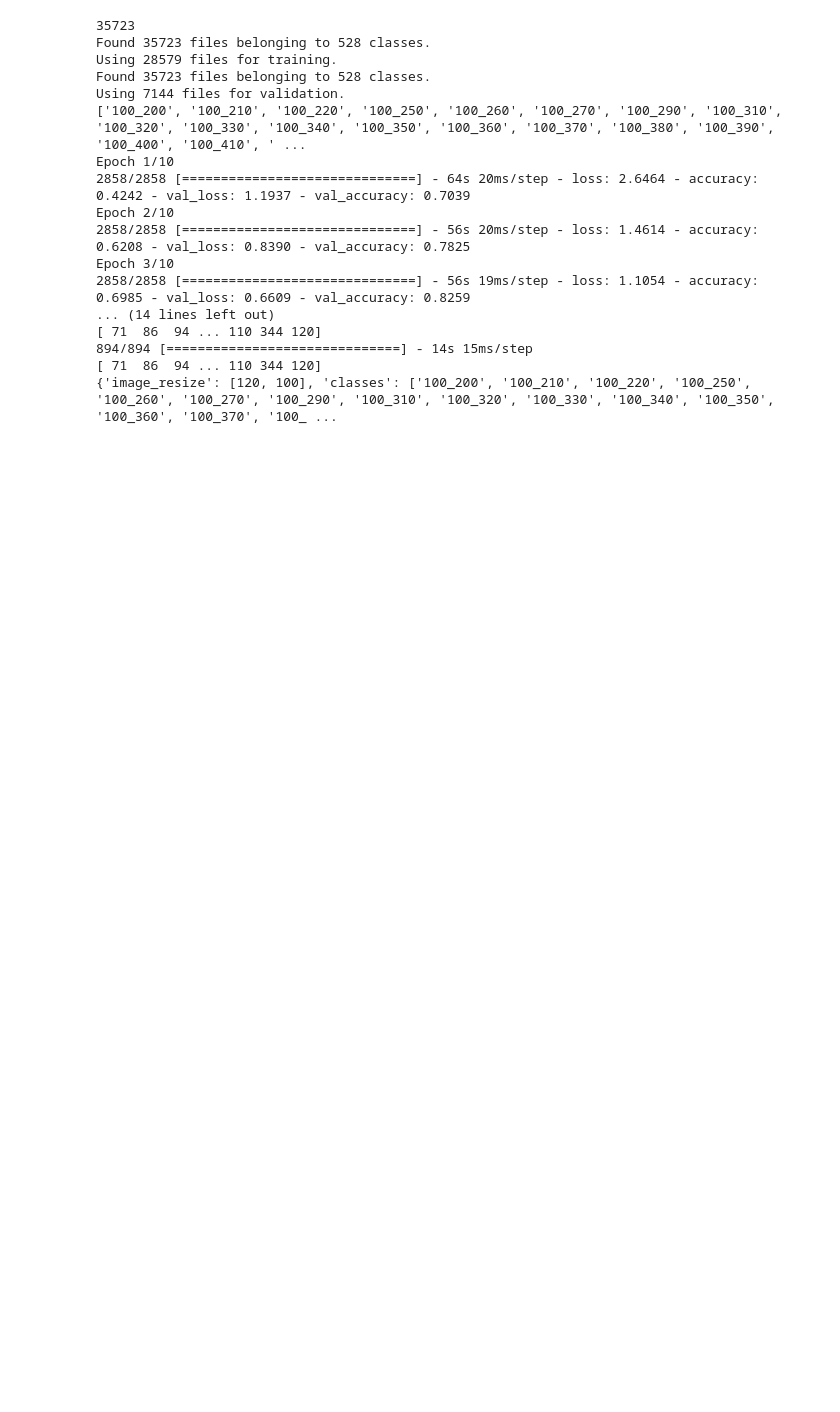
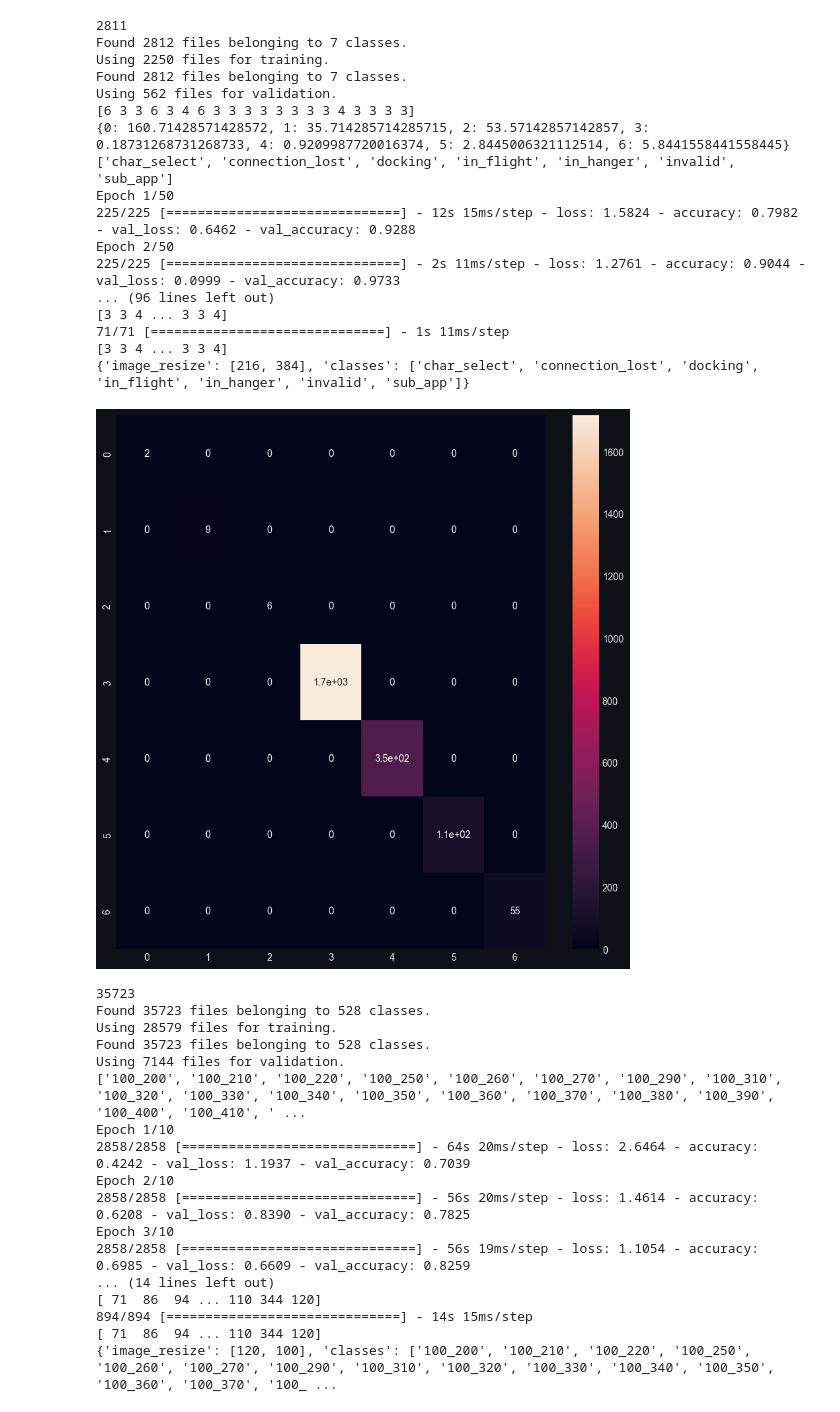
Before and after one commit to darkmatter2222/EVE-Online-Bot, a Jupyter notebook: TrainingPipelines/UniversalTrainer.ipynb, the cells around one changed output. Cells and saved outputs as stored; diff of their text form; code cells hidden in the pictures; blank space fills up the shorter version.

Commit message:
mass training

```diff
--- a/TrainingPipelines/UniversalTrainer.ipynb
+++ b/TrainingPipelines/UniversalTrainer.ipynb
@@ -43,6 +43,45 @@ def save_to_gcp(source_file, dest_file):
     blob.upload_from_filename(source_file)
     #blob = bucket.blob('eve_online_models/Eve_Online_Models/test.h5')
     #blob.upload_from_filename(r"O:\eve_models\training_data\game_state\game_state_model.h5")
+# %%
+model_name = 'game_state'
+training_root = r'O:\eve_models\training_data\game_state'
+model_file = f'{training_root}/{model_name}_model.h5'
+meta_file = f'{training_root}/{model_name}_meta.json'
+
+params = {
+    'root_image_directory': training_root,
+    'model_location': model_file,
+    'model_name': model_name,
+    'epochs': 50
+}
+
+stats, rendering = build_and_train(**params)
+render_cm(stats)
+write_rendering(meta_file, rendering)
+print(rendering)
+
+save_to_gcp(source_file=model_file, dest_file=f'{model_name}/{model_name}_model.h5')
+save_to_gcp(source_file=meta_file, dest_file=f'{model_name}/{model_name}_meta.json')
+# %% [output]
+2811
+Found 2812 files belonging to 7 classes.
+Using 2250 files for training.
+Found 2812 files belonging to 7 classes.
+Using 562 files for validation.
+[6 3 3 6 3 4 6 3 3 3 3 3 3 3 3 4 3 3 3 3]
+{0: 160.71428571428572, 1: 35.714285714285715, 2: 53.57142857142857, 3: 0.18731268731268733, 4: 0.9209987720016374, 5: 2.8445006321112514, 6: 5.8441558441558445}
+['char_select', 'connection_lost', 'docking', 'in_flight', 'in_hanger', 'invalid', 'sub_app']
+Epoch 1/50
+225/225 [==============================] - 12s 15ms/step - loss: 1.5824 - accuracy: 0.7982 - val_loss: 0.6462 - val_accuracy: 0.9288
+Epoch 2/50
+225/225 [==============================] - 2s 11ms/step - loss: 1.2761 - accuracy: 0.9044 - val_loss: 0.0999 - val_accuracy: 0.9733
+... (96 lines left out)
+[3 3 4 ... 3 3 4]
+71/71 [==============================] - 1s 11ms/step
+[3 3 4 ... 3 3 4]
+{'image_resize': [216, 384], 'classes': ['char_select', 'connection_lost', 'docking', 'in_flight', 'in_hanger', 'invalid', 'sub_app']}
+[figure, new version]
 # %%
 model_name = 'route_y_large_vert_class_v4'
 training_root = r'O:\eve_models\training_data\route_y_large_vert_class_v4'
```
Also changed, not shown: parts of 3 cells of this notebook, 7 other files.
